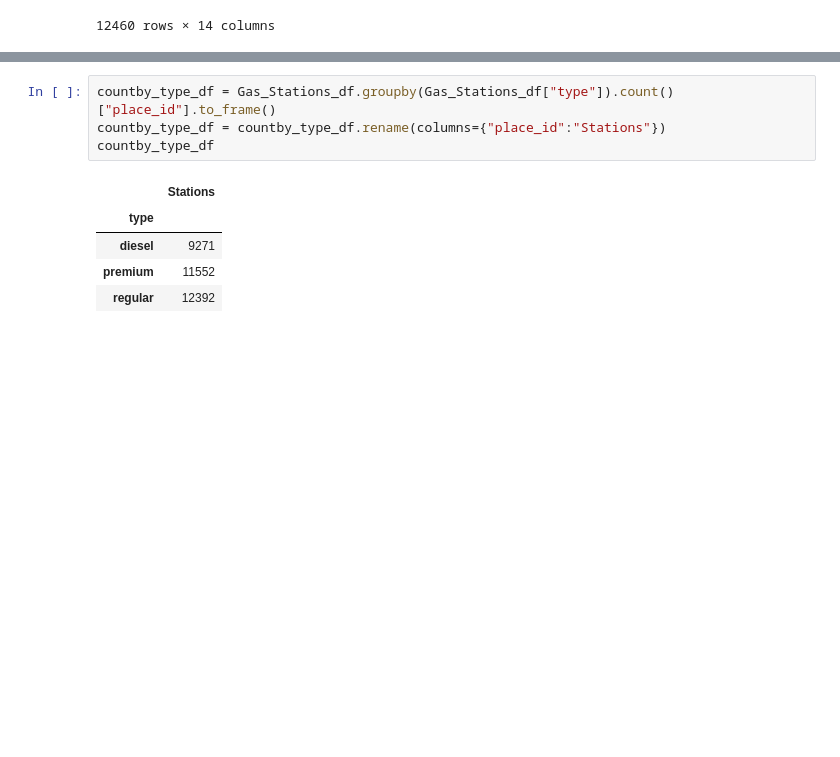
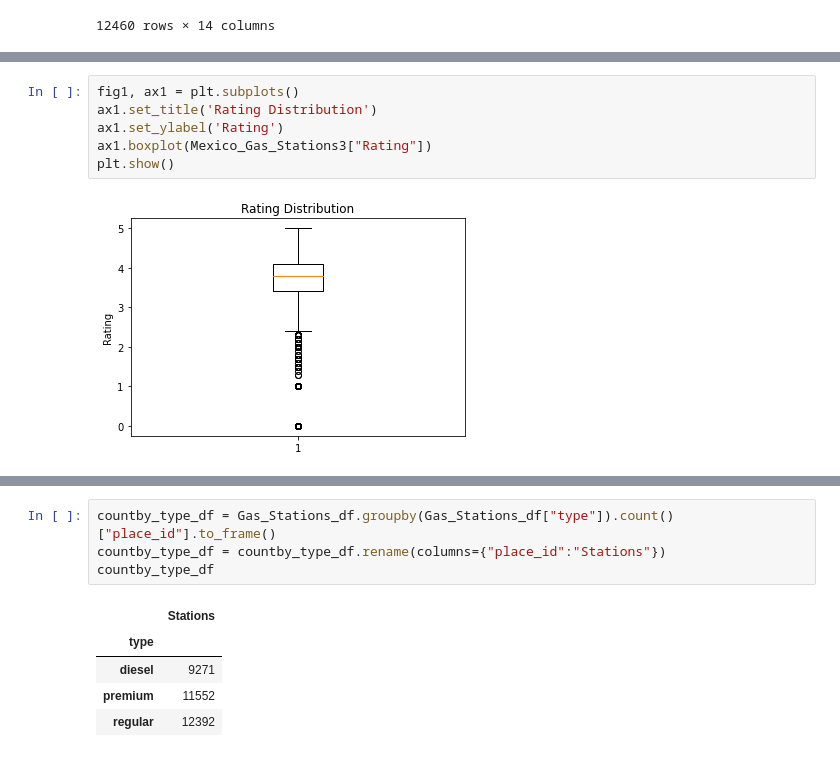
Before and after one commit to ayalaeduardo95/Project-1, a Jupyter notebook: Project-1/Gasolineras Mexico tablas-Statistical Analysis.ipynb, the cells around one changed output, grey strips where cells are left out. Drawn from its saved outputs; the diff is of its cells as text; blank space fills up the shorter version.

```diff
--- a/Project-1/Gasolineras Mexico tablas.ipynb
+++ b/Project-1/Gasolineras Mexico tablas-Statistical Analysis.ipynb
@@ -284,0 +391,8 @@ KeyError: "None of [Float64Index([-116.9214, -99.74484, -106.4514, -103.3042, -9
+# %%
+fig1, ax1 = plt.subplots()
+ax1.set_title('Rating Distribution')
+ax1.set_ylabel('Rating')
+ax1.boxplot(Mexico_Gas_Stations3["Rating"])
+plt.show()
+# %% [output]
+[figure, added]
```
Also changed, not shown: parts of 18 cells of this notebook, 1 other file.
